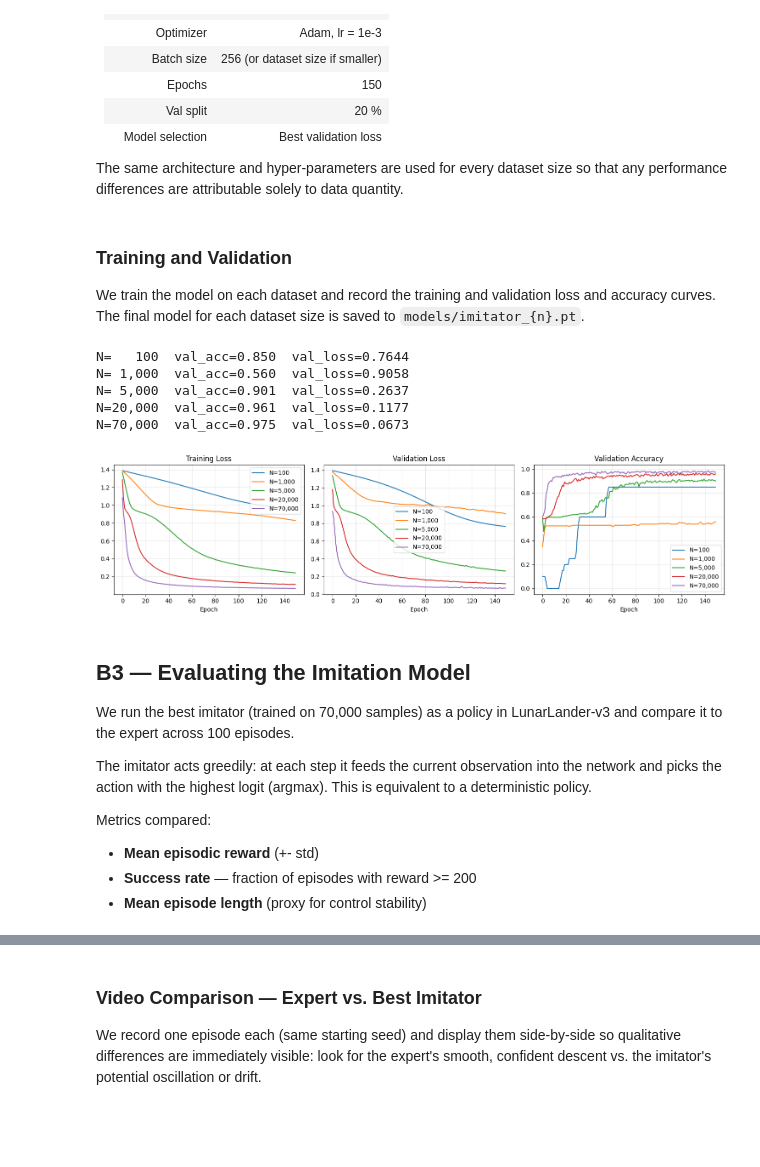
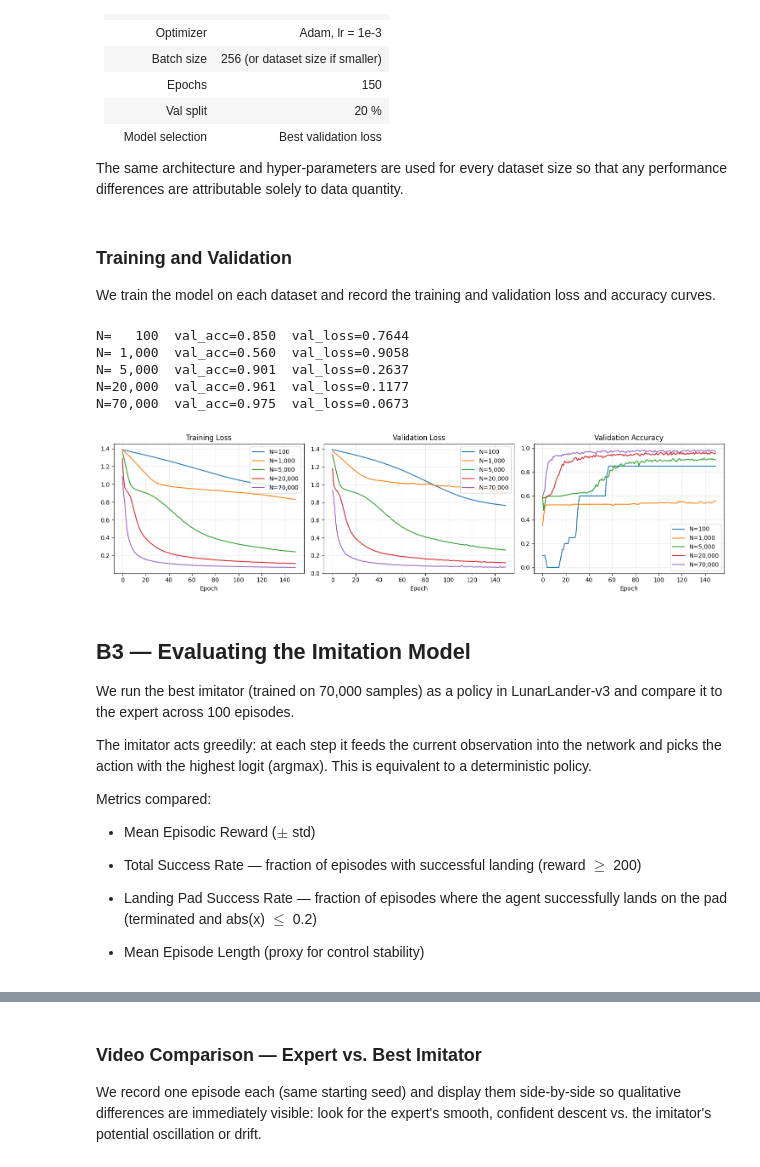
Before and after one commit to TalHibner/reinforcement-learning-imitation-learning-Assignment1, a Jupyter notebook: assignment1.ipynb, the cells around one changed output, grey strips where cells are left out. Cells and saved outputs as stored; diff of their text form; code cells hidden in the pictures; blank space fills up the shorter version.

```diff
--- a/assignment1.ipynb
+++ b/assignment1.ipynb
@@ -448,37 +476,40 @@ def train_imitation(
     return model, train_losses, val_losses, val_accs
 # %% [markdown]
 ### Training and Validation
-We train the model on each dataset and record the training and validation loss and accuracy curves. The final model for each dataset size is saved to `models/imitator_{n}.pt`.
+We train the model on each dataset and record the training and validation loss and accuracy curves.
 # %%
-trained_models     = {}
+trained_models = {}
 training_histories = {}
 
 for n in DATASET_SIZES:
-    data = np.load(f'data/demos_{n}.npz')
-    model, tl, vl, va = train_imitation(data['states'], data['actions'])
+    data = np.load(f"data/demos_{n}.npz")
+    model, tl, vl, va = train_imitation(data["states"], data["actions"])
     trained_models[n] = model
-    training_histories[n] = {'train_loss': tl, 'val_loss': vl, 'val_acc': va}
-    torch.save(model.state_dict(), f'models/imitator_{n}.pt')
-    print(f'N={n:>6,}  val_acc={va[-1]:.3f}  val_loss={vl[-1]:.4f}')
+    training_histories[n] = {"train_loss": tl, "val_loss": vl, "val_acc": va}
+    torch.save(model.state_dict(), f"models/imitator_{n}.pt")
+    print(f"N={n:>6,}  val_acc={va[-1]:.3f}  val_loss={vl[-1]:.4f}")
 
 fig, axes = plt.subplots(1, 3, figsize=(15, 4))
-for n, c in zip(DATASET_SIZES, ['C0', 'C1', 'C2', 'C3', 'C4', 'C5']):
+for n, c in zip(DATASET_SIZES, ["C0", "C1", "C2", "C3", "C4", "C5"]):
     h = training_histories[n]
-    axes[0].plot(h['train_loss'], color=c, label=f'N={n:,}')
-    axes[1].plot(h['val_loss'], color=c, label=f'N={n:,}')
-    axes[2].plot(h['val_acc'], color=c, label=f'N={n:,}')
-for ax, ttl in zip(axes, ['Training Loss', 'Validation Loss', 'Validation Accuracy']):
-    ax.set_xlabel('Epoch'); ax.set_title(ttl); ax.legend(); ax.grid(True, alpha=0.3)
+    axes[0].plot(h["train_loss"], color=c, label=f"N={n:,}")
+    axes[1].plot(h["val_loss"], color=c, label=f"N={n:,}")
+    axes[2].plot(h["val_acc"], color=c, label=f"N={n:,}")
+for ax, ttl, loc in zip(axes, ["Training Loss", "Validation Loss", "Validation Accuracy"], ["upper right", "upper right", "lower right"]):
+    ax.set_xlabel("Epoch")
+    ax.set_title(ttl)
+    ax.legend(loc=loc)
+    ax.grid(True, alpha=0.3)
 plt.tight_layout()
-plt.savefig('logs/b2_training_curves.png')
+plt.savefig("logs/b2_training_curves.png")
 plt.show()
 # %% [output]
 N=   100  val_acc=0.850  val_loss=0.7644
 N= 1,000  val_acc=0.560  val_loss=0.9058
 N= 5,000  val_acc=0.901  val_loss=0.2637
 N=20,000  val_acc=0.961  val_loss=0.1177
 N=70,000  val_acc=0.975  val_loss=0.0673
-[figure, old version]
+[figure, new version]
 # %% [markdown]
 ## B3 — Evaluating the Imitation Model
 
@@ -487,7 +518,12 @@ We run the best imitator (trained on 70,000 samples) as a policy in LunarLander-
 The imitator acts greedily: at each step it feeds the current observation into the network and picks the action with the highest logit (argmax). This is equivalent to a deterministic policy.
 
 Metrics compared:
-- **Mean episodic reward** (+- std)
-- **Success rate** — fraction of episodes with reward >= 200
-- **Mean episode length** (proxy for control stability)
+
+- Mean Episodic Reward ($\pm$ std)
+
+- Total Success Rate — fraction of episodes with successful landing (reward $\geq$ 200)
+
+- Landing Pad Success Rate — fraction of episodes where the agent successfully lands on the pad (terminated and abs(x) $\leq$ 0.2)
+
+- Mean Episode Length (proxy for control stability)
 # %%
```
Also changed, not shown: parts of 33 cells of this notebook.
